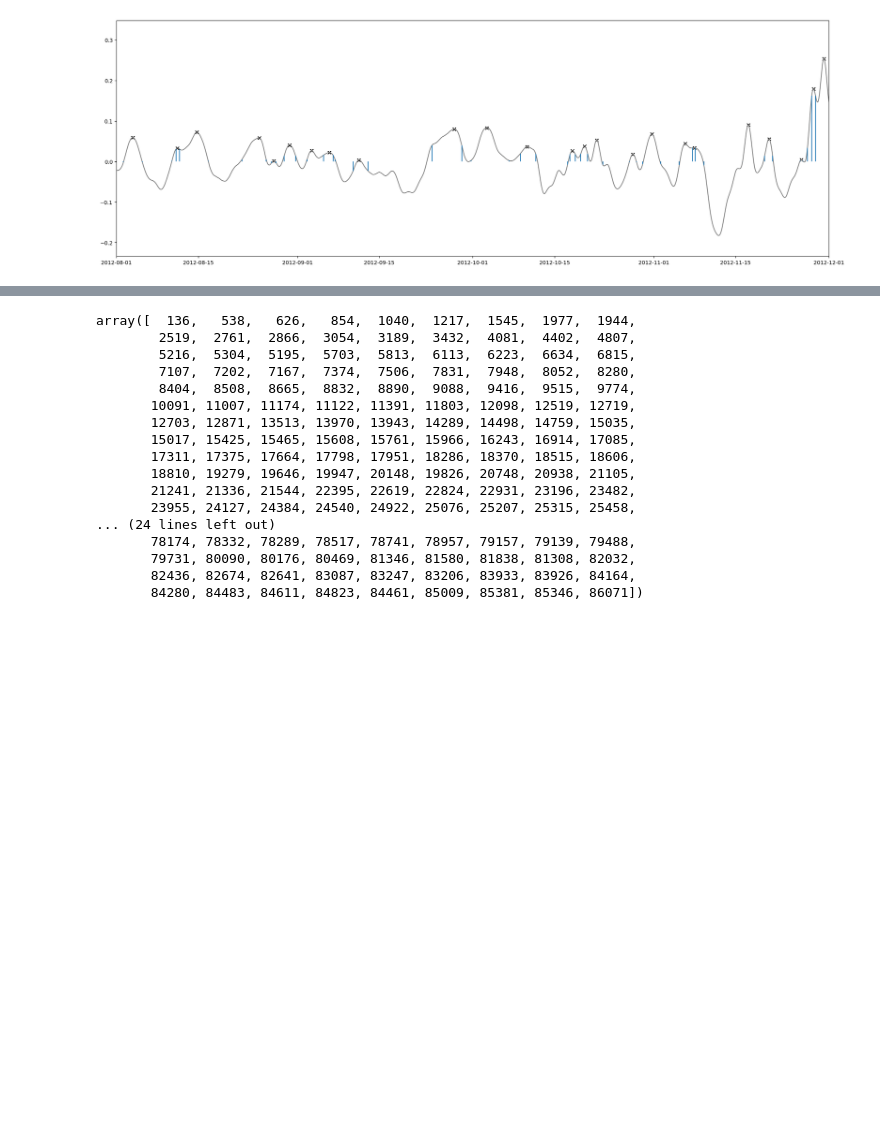
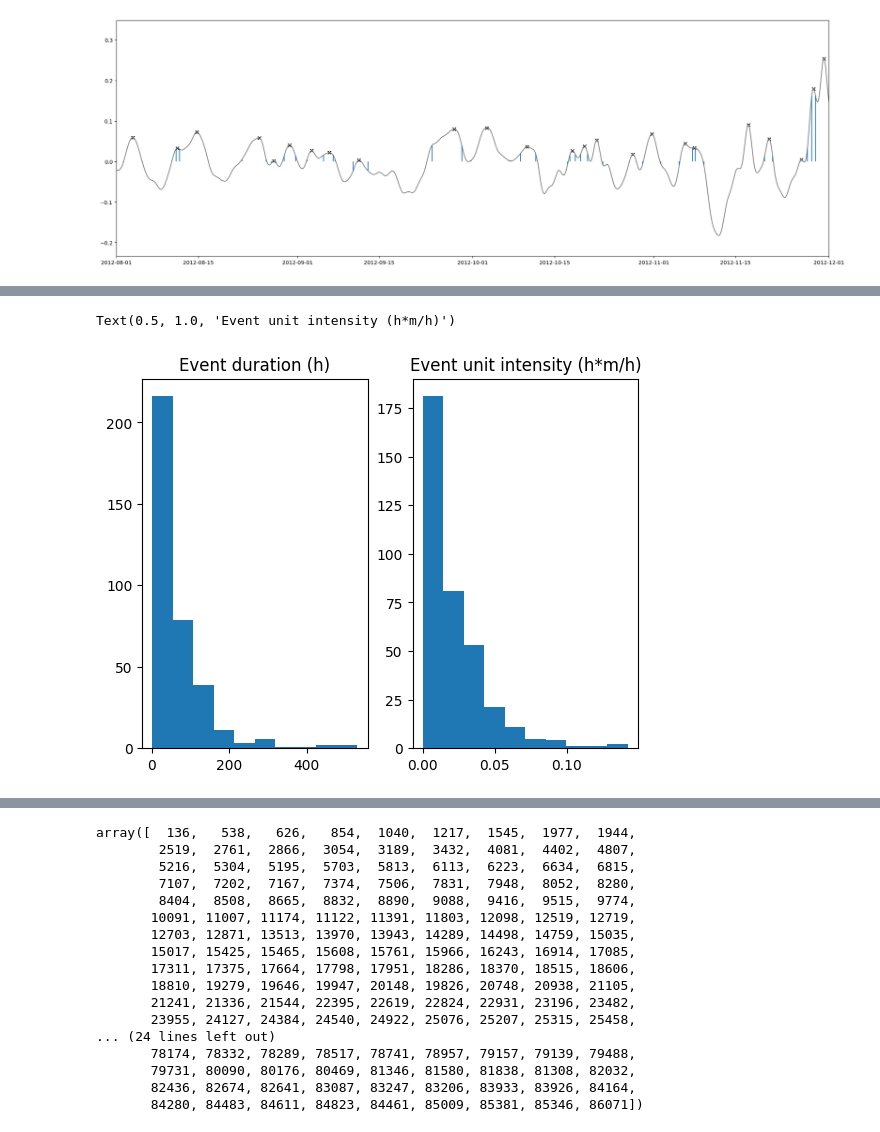
Before and after one commit to jennaisrael/Savio_scratch_back_up, a Jupyter notebook: climate_data_processing/identify_stp/test_peak_finding_do_not_downsample.ipynb, the cells around one changed output, grey strips where cells are left out. Saved outputs shown, nothing was run; the diff lists cells and outputs as text; code cells hidden in the pictures; blank space fills up the shorter version.

```diff
--- a/climate_data_processing/identify_stp/test_peak_finding_do_not_downsample.ipynb
+++ b/climate_data_processing/identify_stp/test_peak_finding_do_not_downsample.ipynb
@@ -526,0 +554,4 @@ def
+# %%
+#calculate duration of events
+dur=(rind-lind)*0.5 #duration in hours
+dur
@@ -526,0 +576,14 @@ def
+# %%
+#normalize area by duration (unit intensity)
+inten_u=areav/dur
+# %%
+#first make duration and intensity histograms
+fig, ax = plt.subplots(1,2)
+
+ax[0].hist(dur)
+ax[0].set_title('Event duration (h)')
+ax[1].hist(inten_u)
+ax[1].set_title('Event unit intensity (h*m/h)')
+# %% [output]
+Text(0.5, 1.0, 'Event unit intensity (h*m/h)')
+[figure, added]
```
Also changed, not shown: parts of 22 cells of this notebook.
